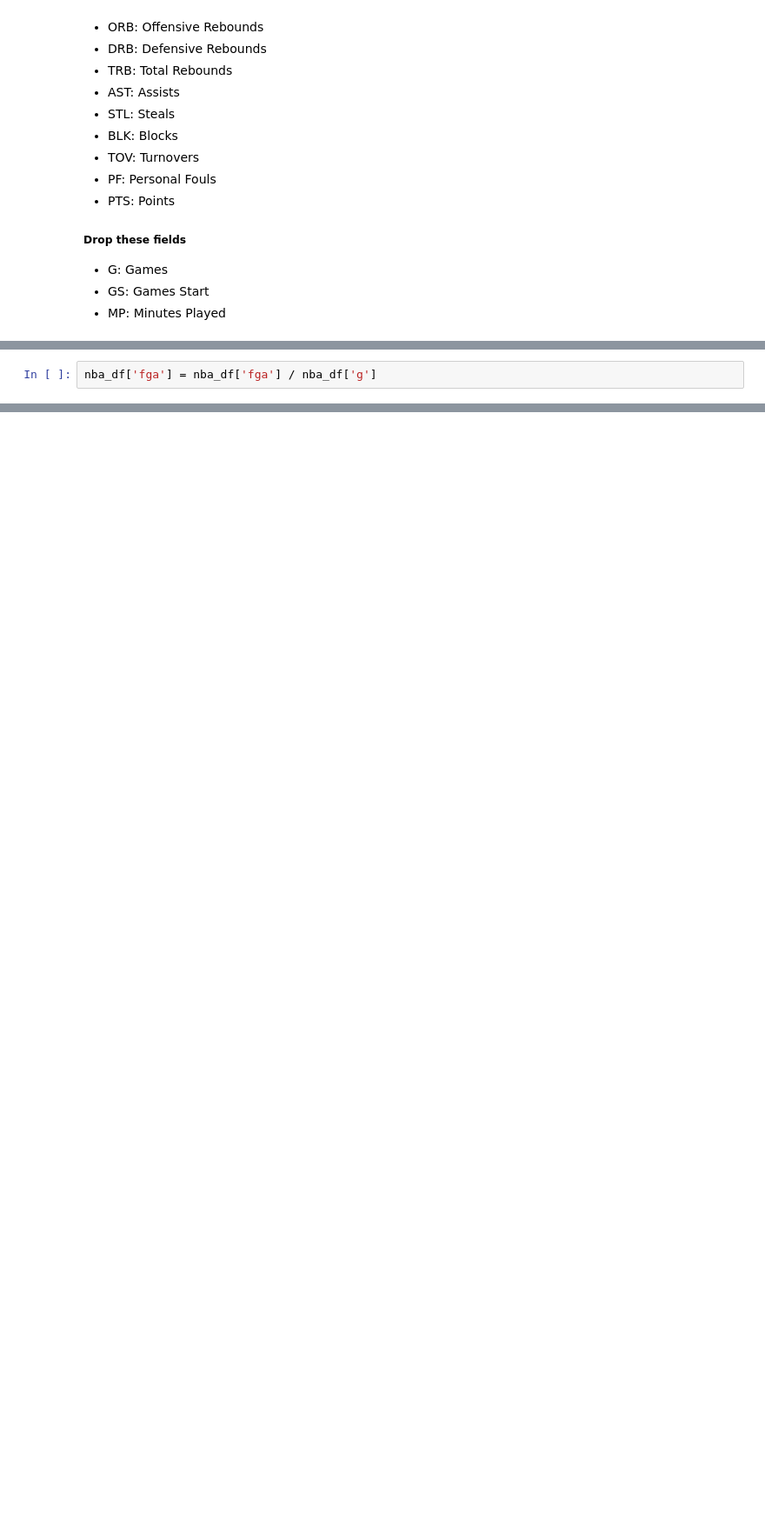
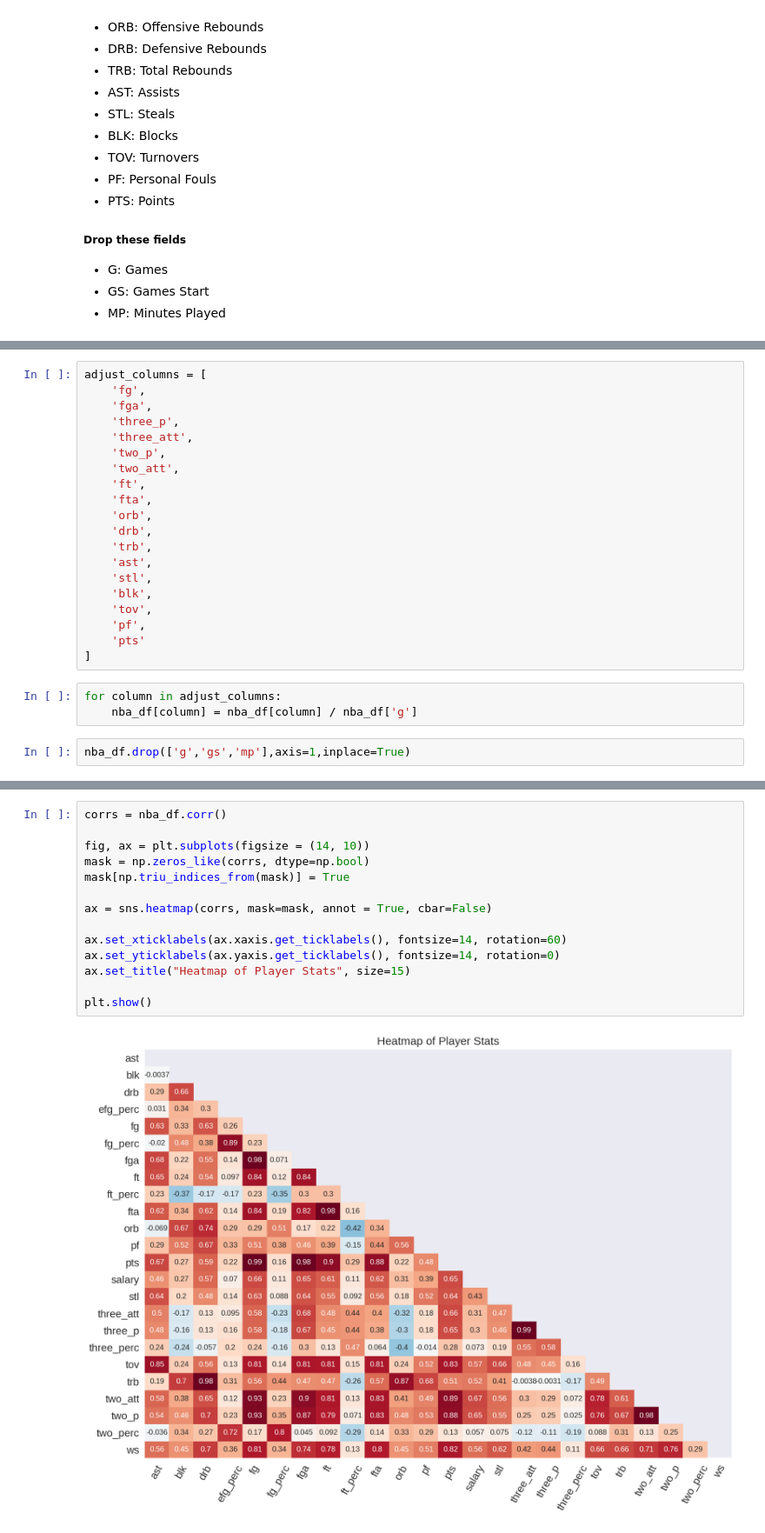
Before and after one commit to michaelkim9/nba_predictor_project_dsi, a Jupyter notebook: Part_4_predictive_model.ipynb, the cells around one changed output, grey strips where cells are left out. Shown at 87% size. Drawn from its saved outputs; the diff is of its cells as text; blank space fills up the shorter version.

```diff
--- a/Part_4_predictive_model.ipynb
+++ b/Part_4_predictive_model.ipynb
@@ -205,2 +222,0 @@ nba_df['fg'] = nba_df['fg'] / nba_df['g']
-# %%
-nba_df['fga'] = nba_df['fga'] / nba_df['g']
@@ -227,0 +223,25 @@ This is where some of the interesting stuff happens! Now we are going to build o
+# %%
+adjust_columns = [
+    'fg',
+    'fga',
+    'three_p',
+    'three_att',
+    'two_p',
+    'two_att',
+    'ft',
+    'fta',
+    'orb',
+    'drb',
+    'trb',
+    'ast',
+    'stl',
+    'blk',
+    'tov',
+    'pf',
+    'pts'
+]
+# %%
+for column in adjust_columns:
+    nba_df[column] = nba_df[column] / nba_df['g']
+# %%
+nba_df.drop(['g','gs','mp'],axis=1,inplace=True)
@@ -227,0 +254,16 @@ This is where some of the interesting stuff happens! Now we are going to build o
+# %%
+corrs = nba_df.corr()
+
+fig, ax = plt.subplots(figsize = (14, 10))
+mask = np.zeros_like(corrs, dtype=np.bool)
+mask[np.triu_indices_from(mask)] = True
+
+ax = sns.heatmap(corrs, mask=mask, annot = True, cbar=False)
+
+ax.set_xticklabels(ax.xaxis.get_ticklabels(), fontsize=14, rotation=60)
+ax.set_yticklabels(ax.yaxis.get_ticklabels(), fontsize=14, rotation=0)
+ax.set_title("Heatmap of Player Stats", size=15)
+
+plt.show()
+# %% [output]
+[figure, added]
```
Also changed, not shown: parts of 99 cells of this notebook, 4 other files.
